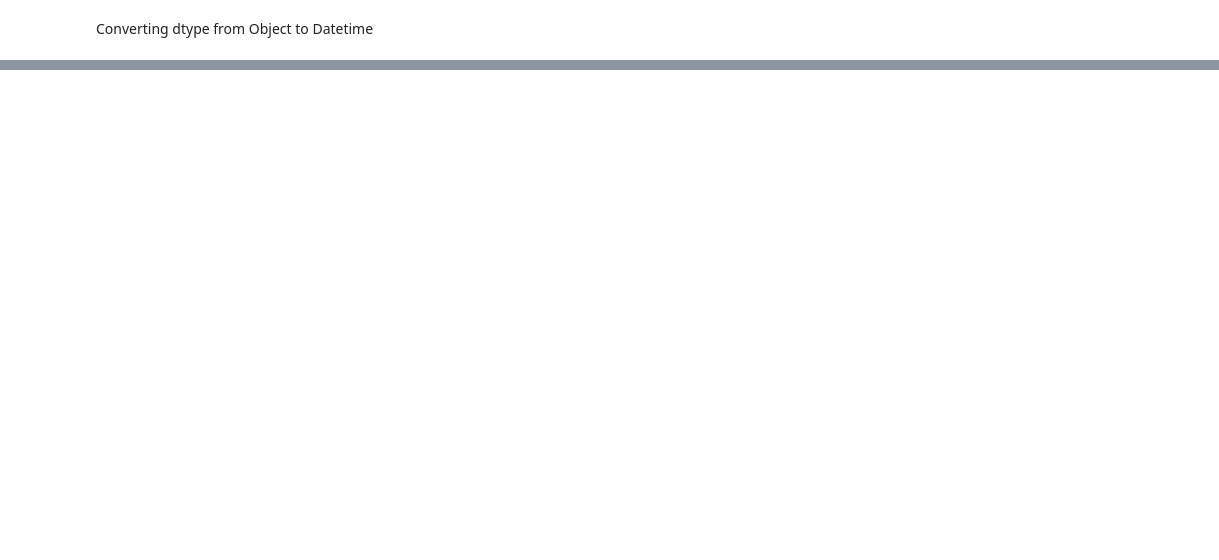
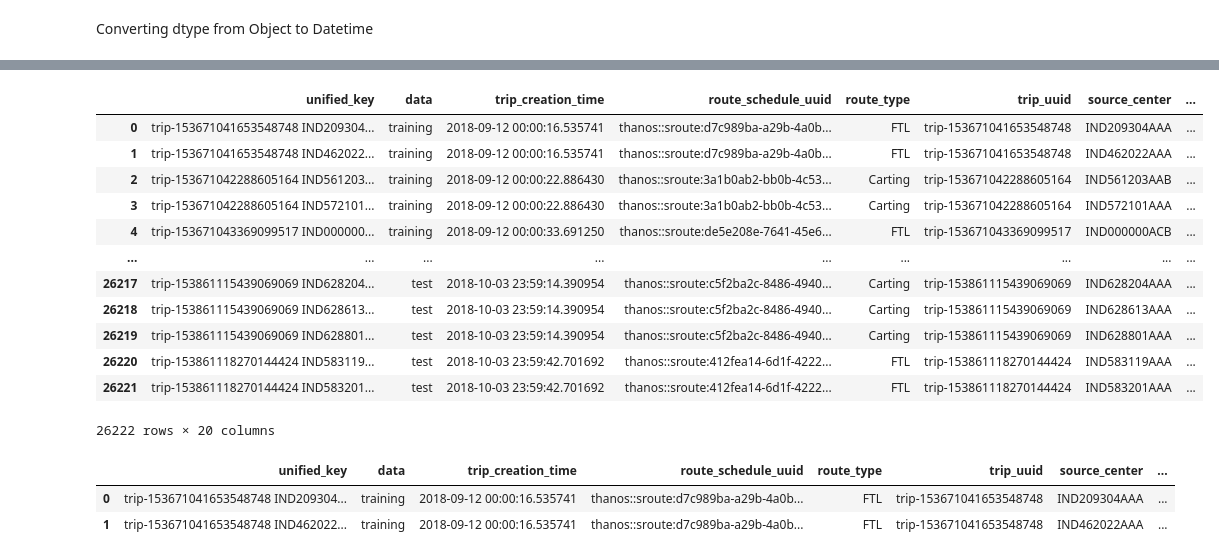
Before and after one commit to charles-owo/supply_chain_feature_engineering_analytics, a Jupyter notebook: supply_chain_service_feature_engineering.ipynb, the cells around one changed output, grey strips where cells are left out. Drawn from its saved outputs; the diff is of its cells as text; code cells hidden in the pictures; blank space fills up the shorter version.

```diff
--- a/supply_chain_service_feature_engineering.ipynb
+++ b/supply_chain_service_feature_engineering.ipynb
@@ -267,0 +269,54 @@ df.describe(include='object')
+# %%
+create_segment_dict = {
+
+    'data' : 'first',
+    'trip_creation_time': 'first',
+    'route_schedule_uuid' : 'first',
+    'route_type' : 'first',
+    'trip_uuid' : 'first',
+    'source_center' : 'first',
+    'source_name' : 'first',
+
+    'destination_center' : 'last',
+    'destination_name' : 'last',
+
+    'od_start_time' : 'first',
+    'od_end_time' : 'first',
+    'delivery_duration' : 'first',
+
+
+    'actual_distance_to_destination' : 'last',
+    'actual_time' : 'last',
+
+    'osrm_time' : 'last',
+    'osrm_distance' : 'last',
+
+    'segment_actual_time' : 'sum',
+    'segment_osrm_distance' : 'sum',
+    'segment_osrm_time' : 'sum',
+
+}
+# %%
+df = df.groupby('unified_key').agg(create_segment_dict).sort_values(by=['unified_key','od_end_time'], ascending=True).reset_index()
+# %%
+df
+# %% [output]
+|  | unified_key | data | trip_creation_time | route_schedule_uuid | route_type | trip_uuid | source_center | ... |
+| 0 | trip-153671041653548748 IND209304... | training | 2018-09-12 00:00:16.535741 | thanos::sroute:d7c989ba-a29b-4a0b... | FTL | trip-153671041653548748 | IND209304AAA | ... |
+| 1 | trip-153671041653548748 IND462022... | training | 2018-09-12 00:00:16.535741 | thanos::sroute:d7c989ba-a29b-4a0b... | FTL | trip-153671041653548748 | IND462022AAA | ... |
+| 2 | trip-153671042288605164 IND561203... | training | 2018-09-12 00:00:22.886430 | thanos::sroute:3a1b0ab2-bb0b-4c53... | Carting | trip-153671042288605164 | IND561203AAB | ... |
+| 3 | trip-153671042288605164 IND572101... | training | 2018-09-12 00:00:22.886430 | thanos::sroute:3a1b0ab2-bb0b-4c53... | Carting | trip-153671042288605164 | IND572101AAA | ... |
+| 4 | trip-153671043369099517 IND000000... | training | 2018-09-12 00:00:33.691250 | thanos::sroute:de5e208e-7641-45e6... | FTL | trip-153671043369099517 | IND000000ACB | ... |
+| ... | ... | ... | ... | ... | ... | ... | ... | ... |
+| 26217 | trip-153861115439069069 IND628204... | test | 2018-10-03 23:59:14.390954 | thanos::sroute:c5f2ba2c-8486-4940... | Carting | trip-153861115439069069 | IND628204AAA | ... |
+| 26218 | trip-153861115439069069 IND628613... | test | 2018-10-03 23:59:14.390954 | thanos::sroute:c5f2ba2c-8486-4940... | Carting | trip-153861115439069069 | IND628613AAA | ... |
+| 26219 | trip-153861115439069069 IND628801... | test | 2018-10-03 23:59:14.390954 | thanos::sroute:c5f2ba2c-8486-4940... | Carting | trip-153861115439069069 | IND628801AAA | ... |
+| 26220 | trip-153861118270144424 IND583119... | test | 2018-10-03 23:59:42.701692 | thanos::sroute:412fea14-6d1f-4222... | FTL | trip-153861118270144424 | IND583119AAA | ... |
+| 26221 | trip-153861118270144424 IND583201... | test | 2018-10-03 23:59:42.701692 | thanos::sroute:412fea14-6d1f-4222... | FTL | trip-153861118270144424 | IND583201AAA | ... |
+26222 rows × 20 columns
+# %%
+df[df['trip_uuid'] == 'trip-153671041653548748']
+# %% [output]
+|  | unified_key | data | trip_creation_time | route_schedule_uuid | route_type | trip_uuid | source_center | ... |
+| 0 | trip-153671041653548748 IND209304... | training | 2018-09-12 00:00:16.535741 | thanos::sroute:d7c989ba-a29b-4a0b... | FTL | trip-153671041653548748 | IND209304AAA | ... |
+| 1 | trip-153671041653548748 IND462022... | training | 2018-09-12 00:00:16.535741 | thanos::sroute:d7c989ba-a29b-4a0b... | FTL | trip-153671041653548748 | IND462022AAA | ... |
```
Also changed, not shown: parts of 51 cells of this notebook.
